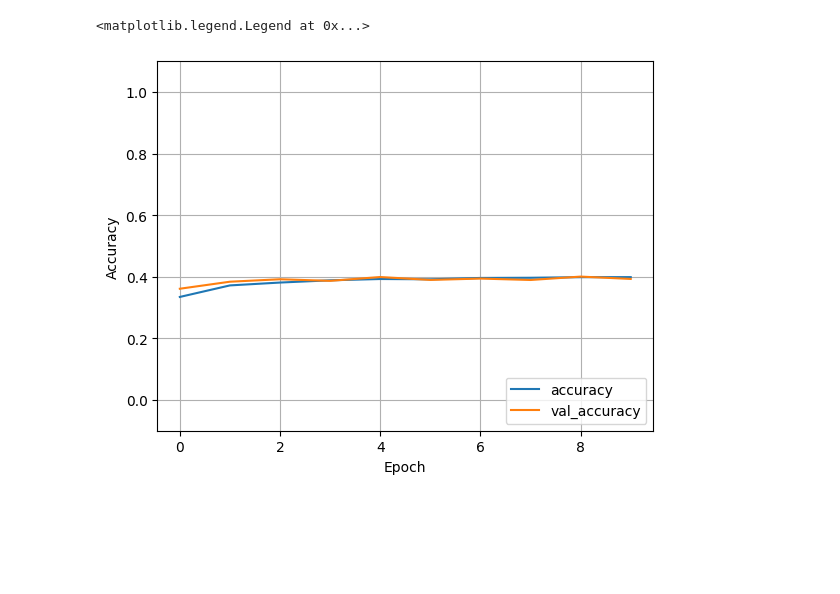
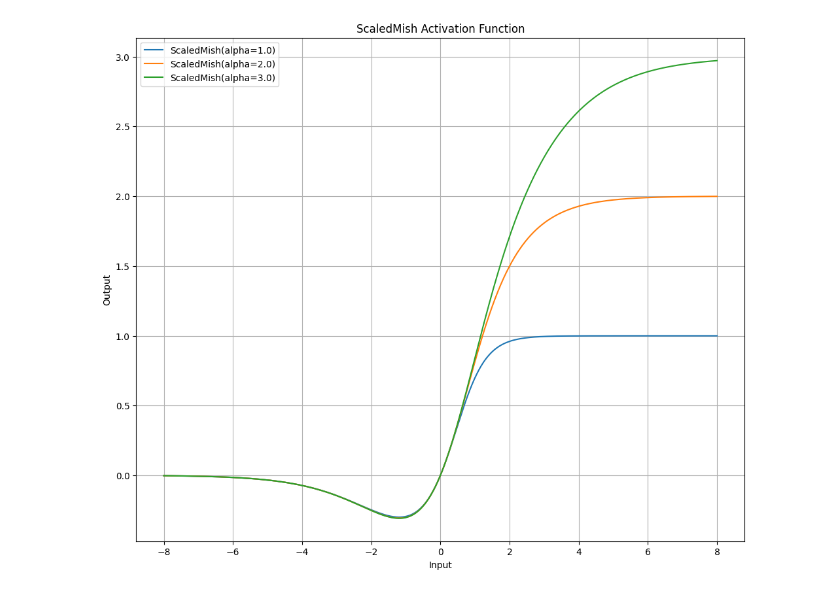
Before and after one commit to NikolasMarkou/blind_image_denoising, a Jupyter notebook: notebooks/test_layers.ipynb, the cells around one changed output. Drawn from its saved outputs; the diff is of its cells as text; code cells hidden in the pictures; blank space fills up the shorter version.

```diff
--- a/notebooks/test_layers.ipynb
+++ b/notebooks/test_layers.ipynb
@@ -184,11 +13,35 @@ Epoch 10/10
-# %%
-plt.plot(history.history["accuracy"], label="accuracy")
-plt.plot(history.history["val_accuracy"], label = "val_accuracy")
-plt.xlabel("Epoch")
-plt.ylabel("Accuracy")
-plt.ylim([-0.1, 1.1])
-plt.grid(True)
-plt.legend(loc="lower right")
-# %% [output]
-<matplotlib.legend.Legend at 0x...>
-[figure, removed]
+# %%
+class ScaledMish(tf.keras.layers.Layer):
+    def __init__(self, alpha=1.0, **kwargs):
+        super().__init__(**kwargs)
+        self.alpha = alpha
+
+    def call(self, inputs):
+        mish_value = inputs * tf.math.tanh(tf.math.softplus(inputs))
+        scaled_mish = self.alpha * tf.math.tanh(mish_value / self.alpha)
+        return scaled_mish
+
+# Generate input values from -2 to +2
+x = np.linspace(-8, 8, 1000)
+x_tensor = tf.convert_to_tensor(x, dtype=tf.float32)
+
+# Compute the output of the ScaledMish activation function
+y1 = ScaledMish(alpha=1.0)(x_tensor)
+y2 = ScaledMish(alpha=2.0)(x_tensor)
+y3 = ScaledMish(alpha=3.0)(x_tensor)
+
+
+# Plot the function
+plt.figure(figsize=(12, 10))
+plt.plot(x, y1, label='ScaledMish(alpha=1.0)')
+plt.plot(x, y2, label='ScaledMish(alpha=2.0)')
+plt.plot(x, y3, label='ScaledMish(alpha=3.0)')
+
+plt.title('ScaledMish Activation Function')
+plt.xlabel('Input')
+plt.ylabel('Output')
+plt.legend()
+plt.grid(True)
+plt.show()
+# %% [output]
+[figure, added]
```
Also changed, not shown: parts of 8 cells of this notebook, 9 other files.
